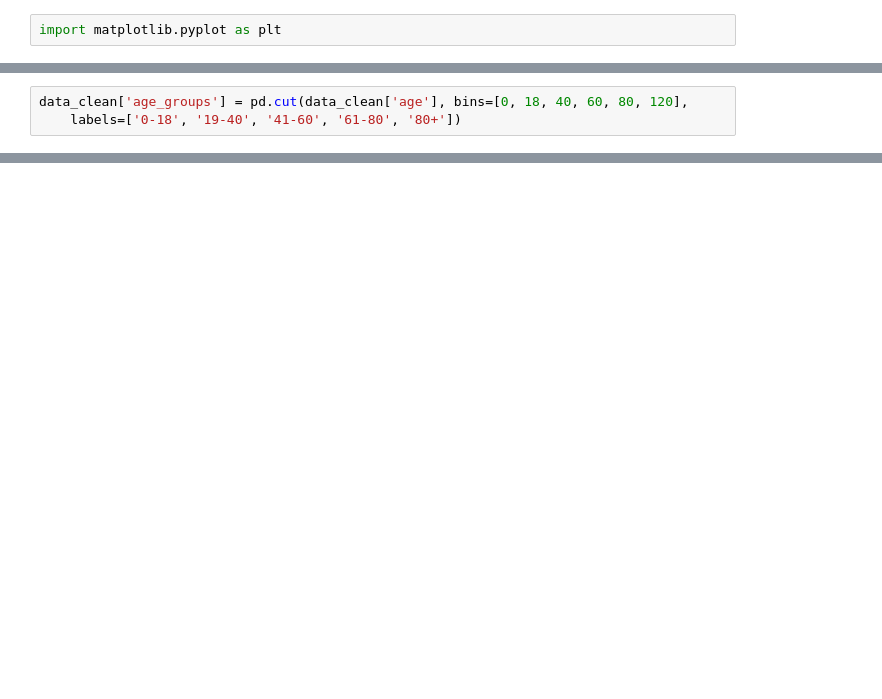
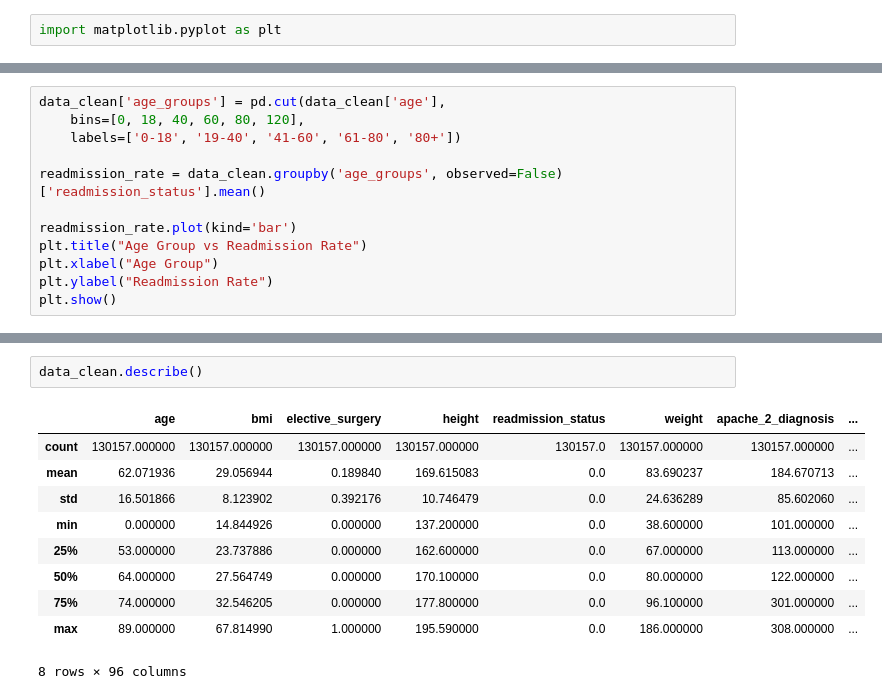
Before and after one commit to Anas-S-Muhammed/readmission_prediction_model, a Jupyter notebook: peadmission_predictor.ipynb, the cells around one changed output, grey strips where cells are left out. Drawn from its saved outputs; the diff is of its cells as text; blank space fills up the shorter version.

```diff
--- a/peadmission_predictor.ipynb
+++ b/peadmission_predictor.ipynb
@@ -348,3 +348,0 @@ y = data_clean['age']
-# %%
-data_clean['age_groups'] = pd.cut(data_clean['age'], bins=[0, 18, 40, 60, 80, 120],
-    labels=['0-18', '19-40', '41-60', '61-80', '80+'])
@@ -361,0 +349,12 @@ plt.show()
+# %%
+data_clean['age_groups'] = pd.cut(data_clean['age'],
+    bins=[0, 18, 40, 60, 80, 120],
+    labels=['0-18', '19-40', '41-60', '61-80', '80+'])
+
+readmission_rate = data_clean.groupby('age_groups', observed=False)['readmission_status'].mean()
+
+readmission_rate.plot(kind='bar')
+plt.title("Age Group vs Readmission Rate")
+plt.xlabel("Age Group")
+plt.ylabel("Readmission Rate")
+plt.show()
@@ -361,0 +363,13 @@ plt.show()
+# %%
+data_clean.describe()
+# %% [output]
+|  | age | bmi | elective_surgery | height | readmission_status | weight | apache_2_diagnosis | ... |
+| count | 130157.000000 | 130157.000000 | 130157.000000 | 130157.000000 | 130157.0 | 130157.000000 | 130157.000000 | ... |
+| mean | 62.071936 | 29.056944 | 0.189840 | 169.615083 | 0.0 | 83.690237 | 184.670713 | ... |
+| std | 16.501866 | 8.123902 | 0.392176 | 10.746479 | 0.0 | 24.636289 | 85.602060 | ... |
+| min | 0.000000 | 14.844926 | 0.000000 | 137.200000 | 0.0 | 38.600000 | 101.000000 | ... |
+| 25% | 53.000000 | 23.737886 | 0.000000 | 162.600000 | 0.0 | 67.000000 | 113.000000 | ... |
+| 50% | 64.000000 | 27.564749 | 0.000000 | 170.100000 | 0.0 | 80.000000 | 122.000000 | ... |
+| 75% | 74.000000 | 32.546205 | 0.000000 | 177.800000 | 0.0 | 96.100000 | 301.000000 | ... |
+| max | 89.000000 | 67.814990 | 1.000000 | 195.590000 | 0.0 | 186.000000 | 308.000000 | ... |
+8 rows × 96 columns
```
Also changed, not shown: parts of 19 cells of this notebook.
